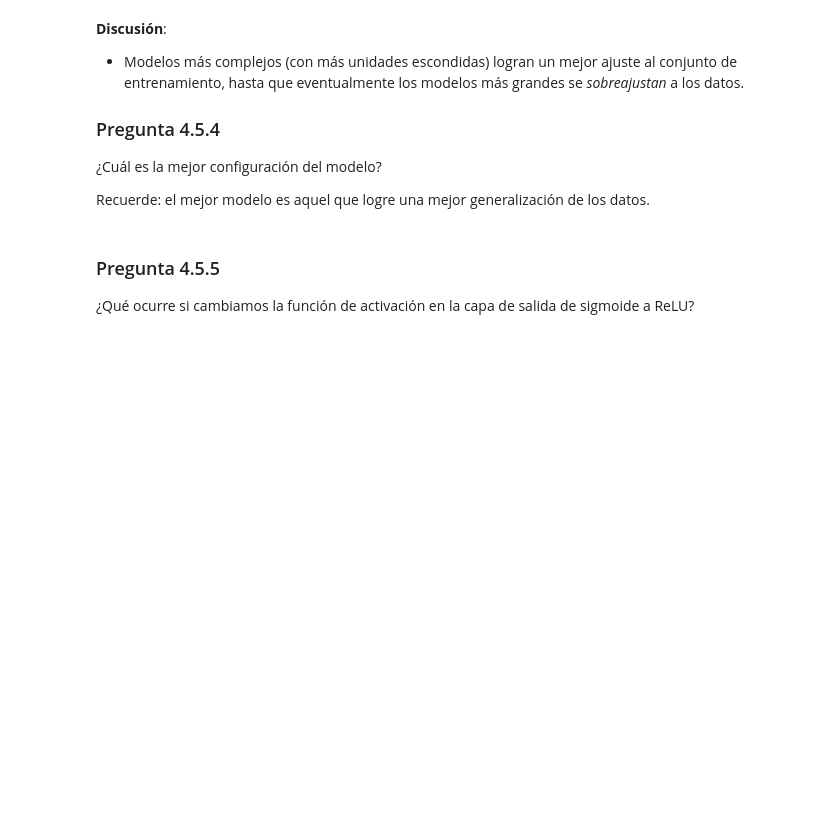
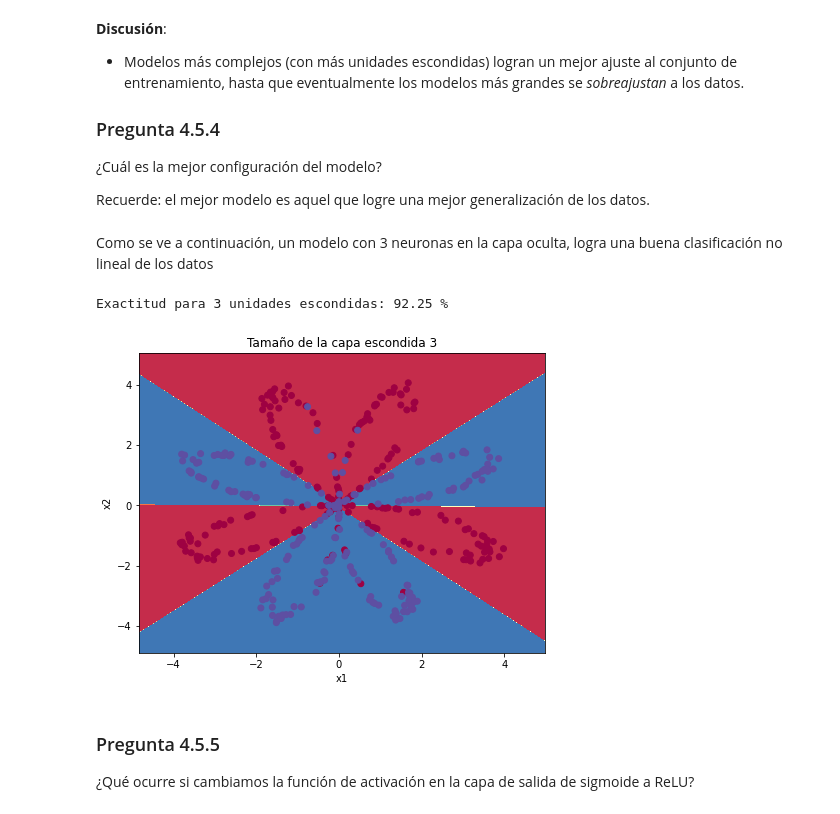
Before and after one commit to NecesitoUnNick/Modelos-2, a Jupyter notebook: 03/Semana3_RedNeuronalSencilla_Actividad.ipynb, the cells around one changed output. Drawn from its saved outputs; the diff is of its cells as text; code cells hidden in the pictures; blank space fills up the shorter version.

```diff
--- a/03/Semana3_RedNeuronalSencilla_Actividad.ipynb
+++ b/03/Semana3_RedNeuronalSencilla_Actividad.ipynb
@@ -894,6 +971,24 @@ for i, n_h in enumerate(num_neuronas):
 ¿Cuál es la mejor configuración del modelo?
 
 Recuerde: el mejor modelo es aquel que logre una mejor generalización de los datos.
+# %% [markdown]
+Como se ve a continuación, un modelo con 3 neuronas en la capa oculta, logra una buena clasificación no lineal de los datos
+# %%
+plt.figure(figsize=(16, 32))
+
+num_neuronas = [3]   #
+
+for i, n_h in enumerate(num_neuronas):
+    plt.subplot(5, 2, i+1)
+    plt.title('Tamaño de la capa escondida %d' % n_h)
+    param = modelo_red(X, Y, n_h, num_iter = 10000, tasa=1, print_c=False, semilla=13)
+    plot_frontera_decision(lambda x: pred(param, x.T), X, Y2)
+    prediccion = pred(param, X)
+    Exactitud = float((np.dot(Y,prediccion.T) + np.dot(1-Y,1-prediccion.T))/float(Y.size)*100)
+    print ("Exactitud para {} unidades escondidas: {} %".format(n_h, Exactitud))
+# %% [output]
+Exactitud para 3 unidades escondidas: 92.25 %
+[figure, added]
 # %% [markdown]
 ### Pregunta 4.5.5
 
```
Also changed, not shown: parts of 17 cells of this notebook.
